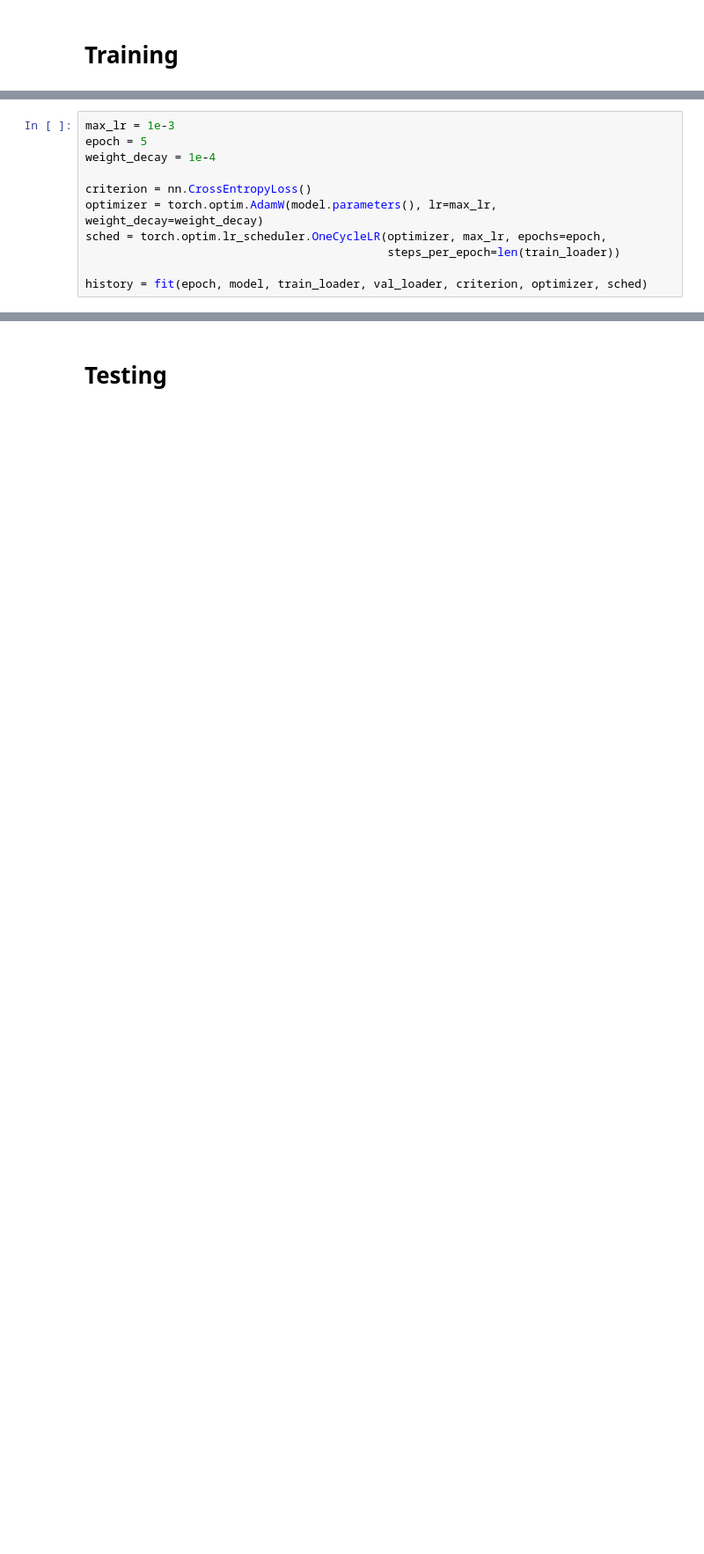
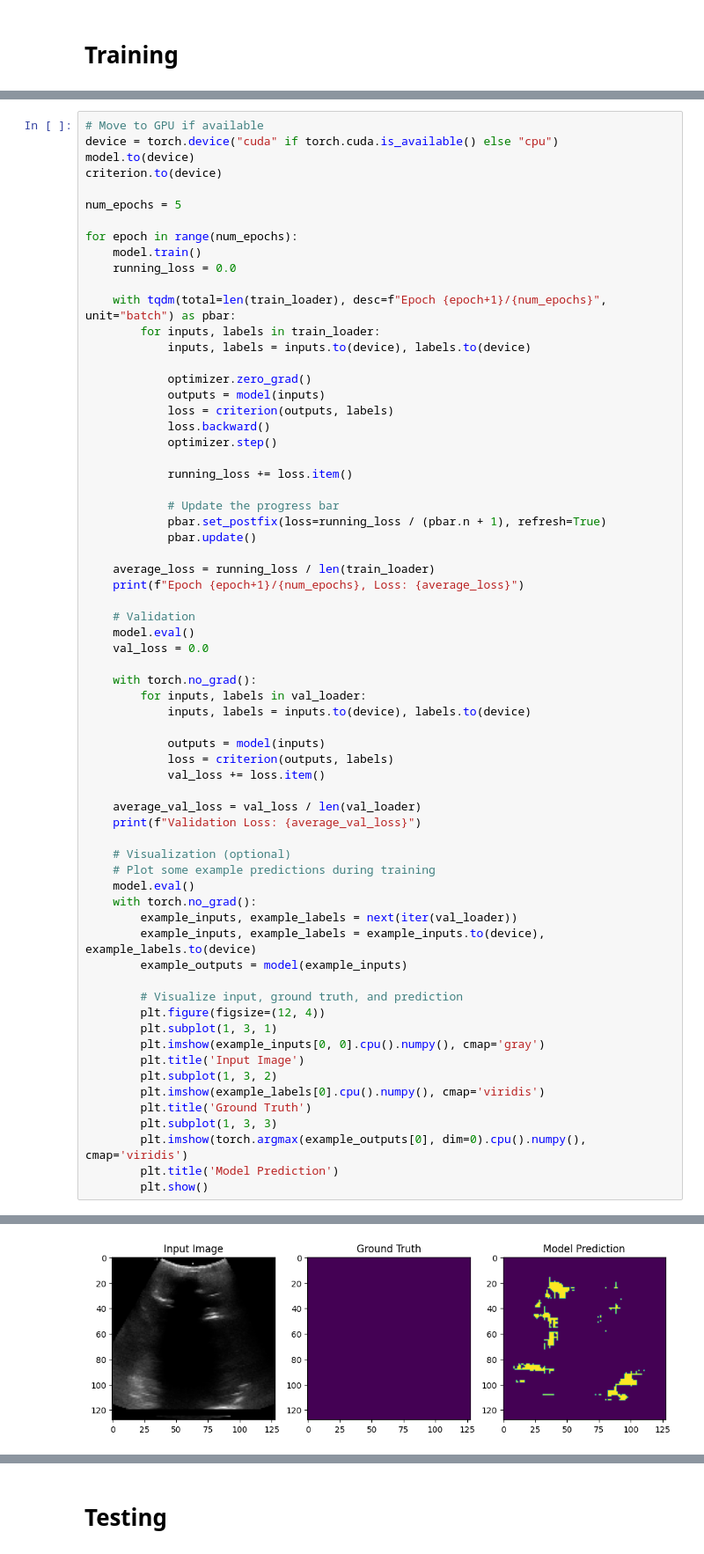
Before and after one commit to lamld203844/Biomedical-Segmentation, a Jupyter notebook: baseline-model.ipynb, the cells around one changed output, grey strips where cells are left out. Shown: that part at 88% size. Drawn from its saved outputs; the diff is of its cells as text; blank space fills up the shorter version.

```diff
--- a/baseline-model.ipynb
+++ b/baseline-model.ipynb
@@ -405,11 +267,0 @@ def fit(epochs, model, train_loader, val_loader, criterion, optimizer, scheduler
-# %%
-max_lr = 1e-3
-epoch = 5
-weight_decay = 1e-4
-
-criterion = nn.CrossEntropyLoss()
-optimizer = torch.optim.AdamW(model.parameters(), lr=max_lr, weight_decay=weight_decay)
-sched = torch.optim.lr_scheduler.OneCycleLR(optimizer, max_lr, epochs=epoch,
-                                            steps_per_epoch=len(train_loader))
-
-history = fit(epoch, model, train_loader, val_loader, criterion, optimizer, sched)
@@ -455,0 +268,67 @@ plot_acc(history)
+# %%
+# Move to GPU if available
+device = torch.device("cuda" if torch.cuda.is_available() else "cpu")
+model.to(device)
+criterion.to(device)
+
+num_epochs = 5
+
+for epoch in range(num_epochs):
+    model.train()
+    running_loss = 0.0
+
+    with tqdm(total=len(train_loader), desc=f"Epoch {epoch+1}/{num_epochs}", unit="batch") as pbar:
+        for inputs, labels in train_loader:
+            inputs, labels = inputs.to(device), labels.to(device)
+
+            optimizer.zero_grad()
+            outputs = model(inputs)
+            loss = criterion(outputs, labels)
+            loss.backward()
+            optimizer.step()
+
+            running_loss += loss.item()
+
+            # Update the progress bar
+            pbar.set_postfix(loss=running_loss / (pbar.n + 1), refresh=True)
+            pbar.update()
+
+    average_loss = running_loss / len(train_loader)
+    print(f"Epoch {epoch+1}/{num_epochs}, Loss: {average_loss}")
+
+    # Validation
+    model.eval()
+    val_loss = 0.0
+
+    with torch.no_grad():
+        for inputs, labels in val_loader:
+            inputs, labels = inputs.to(device), labels.to(device)
+
+            outputs = model(inputs)
+            loss = criterion(outputs, labels)
+            val_loss += loss.item()
+
+    average_val_loss = val_loss / len(val_loader)
+    print(f"Validation Loss: {average_val_loss}")
+
+    # Visualization (optional)
+    # Plot some example predictions during training
+    model.eval()
+    with torch.no_grad():
+        example_inputs, example_labels = next(iter(val_loader))
+        example_inputs, example_labels = example_inputs.to(device), example_labels.to(device)
+        example_outputs = model(example_inputs)
+
+        # Visualize input, ground truth, and prediction
+        plt.figure(figsize=(12, 4))
+        plt.subplot(1, 3, 1)
+        plt.imshow(example_inputs[0, 0].cpu().numpy(), cmap='gray')
+        plt.title('Input Image')
+        plt.subplot(1, 3, 2)
+        plt.imshow(example_labels[0].cpu().numpy(), cmap='viridis')
+        plt.title('Ground Truth')
+        plt.subplot(1, 3, 3)
+        plt.imshow(torch.argmax(example_outputs[0], dim=0).cpu().numpy(), cmap='viridis')
+        plt.title('Model Prediction')
+        plt.show()
+# %% [output]
@@ -455,0 +337 @@ plot_acc(history)
+[figure, added]
```
Also changed, not shown: parts of 20 cells of this notebook.
